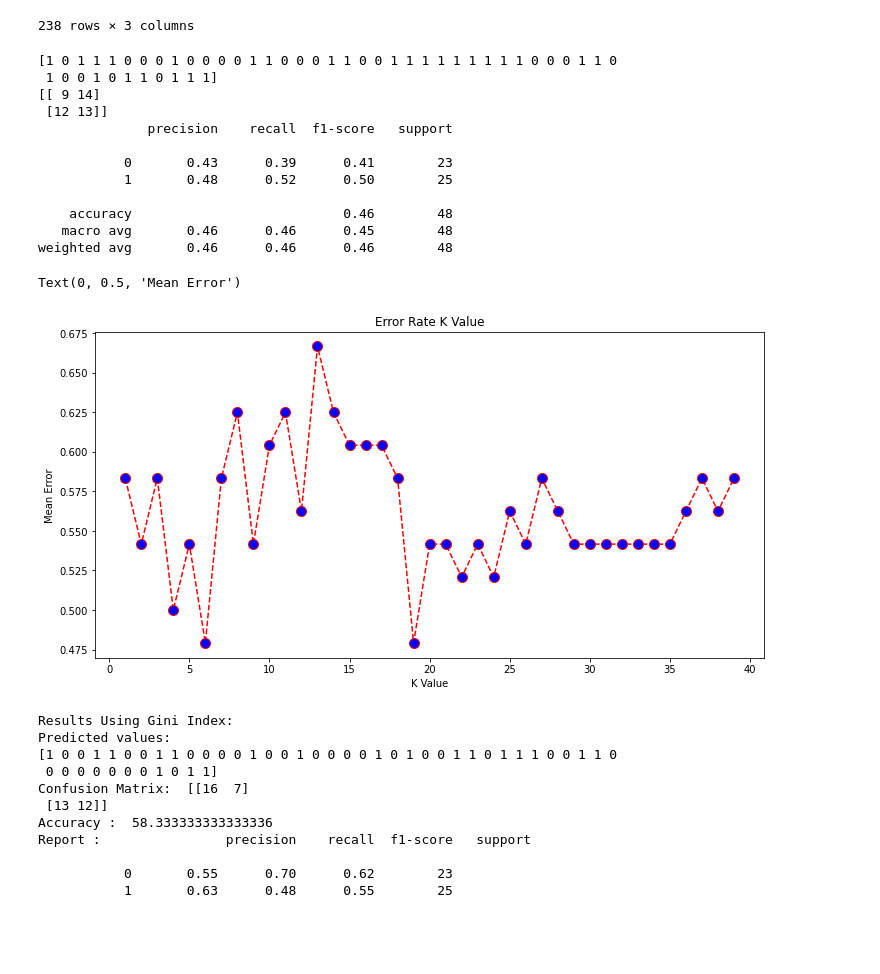
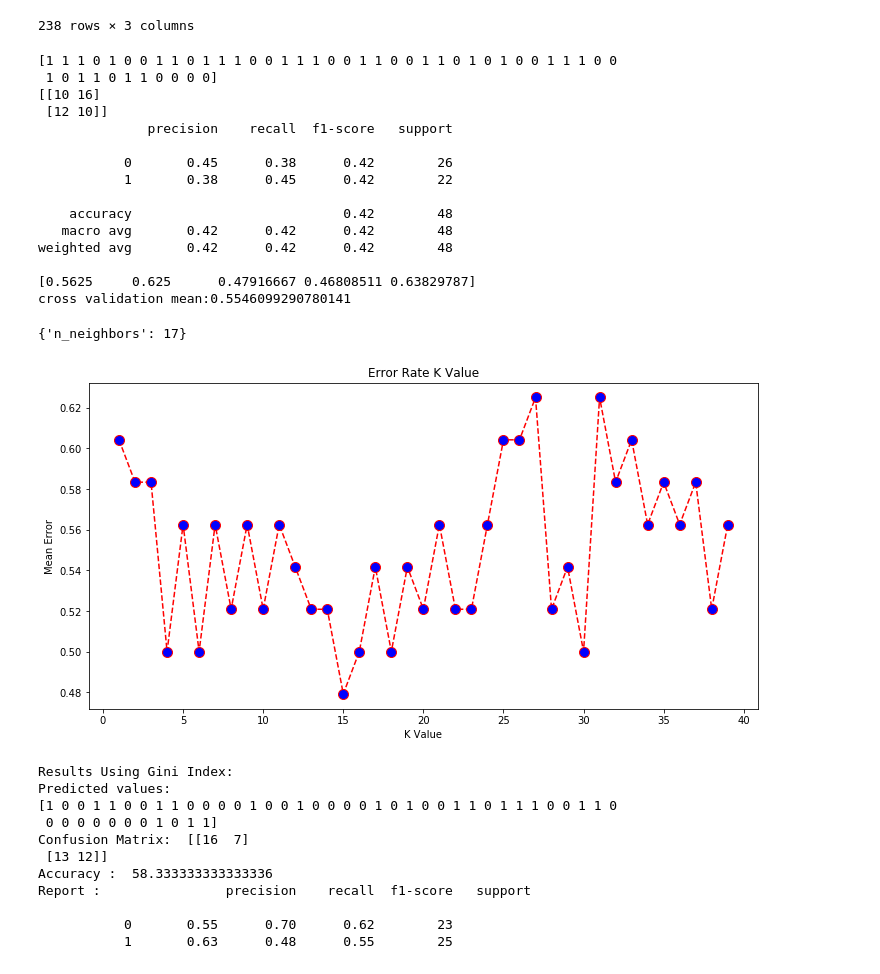
Before and after one commit to Heleenoudenijhuis/Datamining, a Jupyter notebook: Data_mining_ODI_classification_complete.ipynb, the cells around one changed output. Cells and saved outputs as stored; diff of their text form; code cells hidden in the pictures; blank space fills up the shorter version.

Commit message:
Incl cross validation en neural network

```diff
--- a/Data_mining_ODI_classification_complete.ipynb
+++ b/Data_mining_ODI_classification_complete.ipynb
@@ -147,7 +150,8 @@ X_test = scaler.transform(X_test)
 
 # Perform classification
 # SPECIFY NUMBER OF NEIGHBORS, METRIC STYLE AND WEIGHT
-classifier = KNeighborsClassifier(n_neighbors=5, metric='euclidean', weights='distance')
+# n_neighbors is 17 based on next code cell block where you can find the best k
+classifier = KNeighborsClassifier(n_neighbors=17, metric='euclidean', weights='distance')
 classifier.fit(X_train, y_train)
 
 # Predictions and statistics
@@ -155,40 +159,68 @@ y_pred = classifier.predict(X_test)
 print(y_pred)
 print(confusion_matrix(y_test, y_pred))
 print(classification_report(y_test, y_pred))
+
+# Cross Validation; Create new KNN model
+knn_cv = KNeighborsClassifier(n_neighbors=17)
+
+#train model with cv of 5
+cv_scores = cross_val_score(knn_cv, X, y, cv=5)
+
+#print each cv score (accuracy) and average them
+print(cv_scores)
+print("cross validation mean:{}".format(np.mean(cv_scores)))
 # %% [output]
-[1 0 1 1 1 0 0 0 1 0 0 0 0 1 1 0 0 0 1 1 0 0 1 1 1 1 1 1 1 1 1 0 0 0 1 1 0
- 1 0 0 1 0 1 1 0 1 1 1]
-[[ 9 14]
- [12 13]]
+[1 1 1 0 1 0 0 1 1 0 1 1 1 0 0 1 1 1 0 0 1 1 0 0 1 1 0 1 0 1 0 0 1 1 1 0 0
+ 1 0 1 1 0 1 1 0 0 0 0]
+[[10 16]
+ [12 10]]
               precision    recall  f1-score   support
 
-           0       0.43      0.39      0.41        23
-           1       0.48      0.52      0.50        25
+           0       0.45      0.38      0.42        26
+           1       0.38      0.45      0.42        22
 
-    accuracy                           0.46        48
-   macro avg       0.46      0.46      0.45        48
-weighted avg       0.46      0.46      0.46        48
+    accuracy                           0.42        48
+   macro avg       0.42      0.42      0.42        48
+weighted avg       0.42      0.42      0.42        48
+
+[0.5625     0.625      0.47916667 0.46808511 0.63829787]
+cross validation mean:0.5546099290780141
 # %%
 # Plot to find the best k value
 
 error = []
 
 # Calculating error for K values between 1 and 40
 for i in range(1, 40):
     knn = KNeighborsClassifier(n_neighbors=i)
     knn.fit(X_train, y_train)
     pred_i = knn.predict(X_test)
     error.append(np.mean(pred_i != y_test))
 
 plt.figure(figsize=(12, 6))
 plt.plot(range(1, 40), error, color='red', linestyle='dashed', marker='o',
          markerfacecolor='blue', markersize=10)
 plt.title('Error Rate K Value')
 plt.xlabel('K Value')
 plt.ylabel('Mean Error')
+
+#create new a knn model
+knn2 = KNeighborsClassifier()
+
+#create a dictionary of all values we want to test for n_neighbors
+param_grid = {'n_neighbors': np.arange(1, 25)}
+
+#use gridsearch to test all values for n_neighbors
+knn_gscv = GridSearchCV(knn2, param_grid, cv=5)
+
+#fit model to data
+knn_gscv.fit(X, y)
+
+# Show best neighbours:
+print(knn_gscv.best_params_)
 # %% [output]
-Text(0, 0.5, 'Mean Error')
+{'n_neighbors': 17}
-[figure, old version]
+[figure, new version]
 # %%
 # Decision tree
 
```
Also changed, not shown: parts of 3 cells of this notebook, 1 other file.
